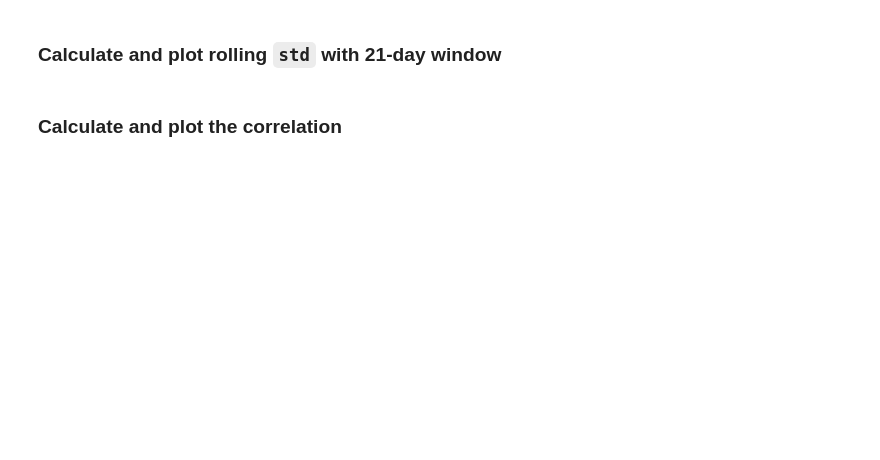
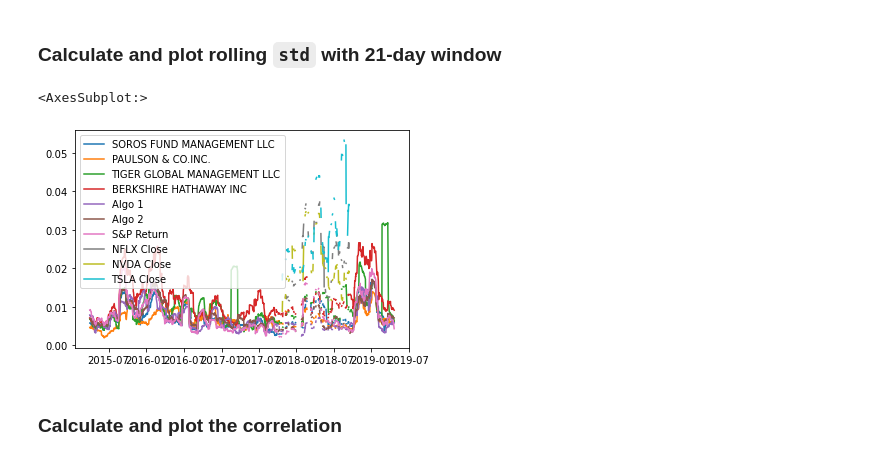
Before and after one commit to DamaniW/FinTechHW, a Jupyter notebook: whale_analysis.ipynb, the cells around one changed output. Cells and saved outputs as stored; diff of their text form; code cells hidden in the pictures; blank space fills up the shorter version.

```diff
--- a/whale_analysis.ipynb
+++ b/whale_analysis.ipynb
@@ -626,8 +618,12 @@ ValueError: Cannot index with multidimensional key
 ### Calculate and plot rolling `std` with 21-day window
 # %%
 # Calculate rolling standard deviation
-
+final_combined_df.rolling(window=21).std()
 # Plot rolling standard deviation
+final_combined_df.rolling(window=21).std().plot()
+# %% [output]
+<AxesSubplot:>
+[figure, added]
 # %% [markdown]
 ### Calculate and plot the correlation
 # %%
```
Also changed, not shown: parts of 18 cells of this notebook.
